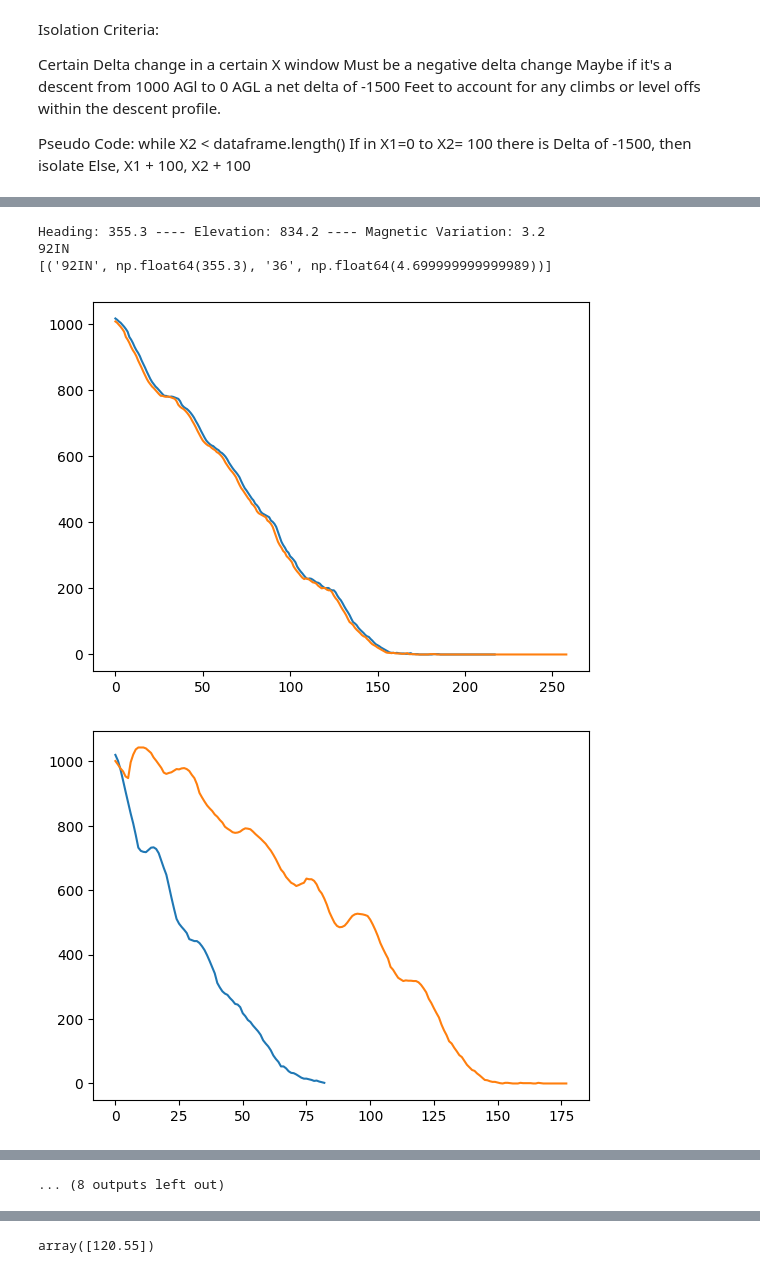
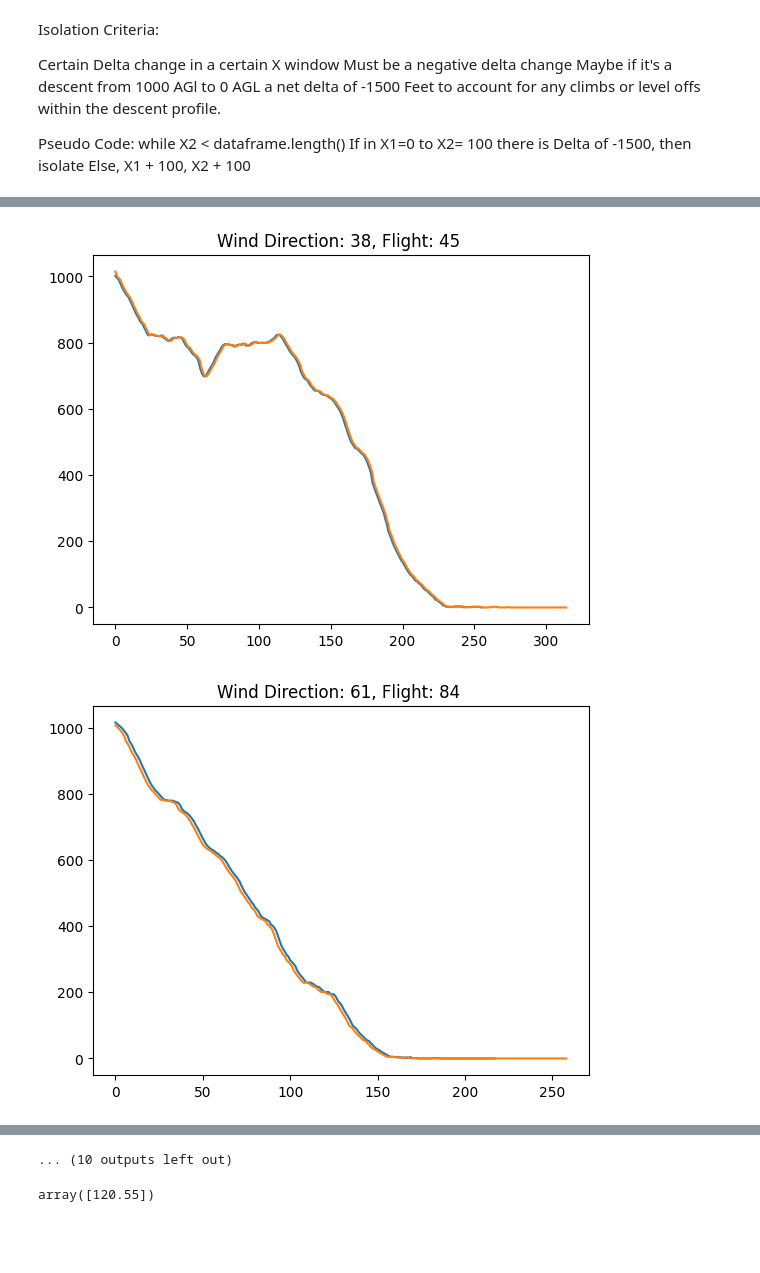
Before and after one commit to drussellmrichie/AviationThesis, a Jupyter notebook: Project_Data_Analysis/Empirical_Data_Analysis/empirical_analysis.ipynb, the cells around one changed output, grey strips where cells are left out. Cells and saved outputs as stored; diff of their text form; code cells hidden in the pictures; blank space fills up the shorter version.

Commit message:
Plotted by Wind Direction Groupings

```diff
--- a/Project_Data_Analysis/Empirical_Data_Analysis/empirical_analysis.ipynb
+++ b/Project_Data_Analysis/Empirical_Data_Analysis/empirical_analysis.ipynb
@@ -183,7 +183,7 @@ def windAnalysis(windDirection, windSpeed):
 
 directionBins = [[] for _ in range(361)]
 # speedBins = [0] * 100
-for i in range(50,90):
+for i in range(40,90):
     currdf = dfArray[i]
     if ' WndDr' in currdf and ' WndSpd' in currdf:
         averages = windAnalysis(currdf[' WndDr'],currdf[' WndSpd'])
@@ -240,7 +240,7 @@ crossWindComponent = []
 minStep = 50
 maxStep = 500
 
-for x in range (50,89):
+for x in range (40,89):
     currdf = dfArray[x]
     # x1 = 0
     # x2 = 50
@@ -289,40 +289,38 @@ headingTolerance = 10
 elevationTolerance = 2
 magneticVariationTolerance = 1
 minimumRunwayLength = 0
-print("Heading:",headingAtLanding[0],"----", "Elevation:",fieldElevation[0],"----", "Magnetic Variation:",magneticVariation[0])
-print(findRunway(headingAtLanding[0],fieldElevation[0],magneticVariation[0],headingTolerance,elevationTolerance,magneticVariationTolerance,minimumRunwayLength))
+# print("Heading:",headingAtLanding[0],"----", "Elevation:",fieldElevation[0],"----", "Magnetic Variation:",magneticVariation[0])
+# print(findRunway(headingAtLanding[0],fieldElevation[0],magneticVariation[0],headingTolerance,elevationTolerance,magneticVariationTolerance,minimumRunwayLength))
 
 # descentArray[0][' GndSpd'].plot(ax=axes, kind='line', title='Altitude AGL Distribution',figsize=(15,3),secondary_y=True)
 # axes = descentArray[0][' COM1'].plot( kind='hist', secondary_y=True)
 
 
 
 for x in range(0,directionBins.__len__()):
     for y in range(0,directionBins[x].__len__()):
         currFlight = directionBins[x][y]
         for descent in range(0,descentArray[currFlight].__len__()):
-            descentArray[currFlight][descent]['AltAGL'].plot( kind='line')
+            ax = descentArray[currFlight][descent]['AltAGL'].plot( kind='line')
             # descentArray[x][' HDG'].plot(ax=axes, kind='line',secondary_y=True)
             # print("Heading:",headingAtLanding[x],"----", "Elevation:",fieldElevation[x],"----", "Magnetic Variation:",magneticVariation[x])
             # print(findRunway(headingAtLanding[x],fieldElevation[x],magneticVariation[x],headingTolerance,elevationTolerance,magneticVariationTolerance,minimumRunwayLength))
+            plt.title("Wind Direction: {}, Flight: {} ".format(x,currFlight))
         plt.show()
 
 
 
 
 
 # descentFreqList = []
 # for x in range(1,descentArray.__len__()):
 #     descentArray[x]['AltAGL'].plot(ax=axes, kind='line')
 #     # descentArray[x][' HDG'].plot(ax=axes, kind='line',secondary_y=True)
 #     print("Heading:",headingAtLanding[x],"----", "Elevation:",fieldElevation[x],"----", "Magnetic Variation:",magneticVariation[x])
 #     print(findRunway(headingAtLanding[x],fieldElevation[x],magneticVariation[x],headingTolerance,elevationTolerance,magneticVariationTolerance,minimumRunwayLength))
 
 
 # plt.show()
 # %% [output]
-Heading: 355.3 ---- Elevation: 834.2 ---- Magnetic Variation: 3.2
-92IN
-[('92IN', np.float64(355.3), '36', np.float64(4.699999999999989))]
-[figure, old version]
+[figure, new version]
-[figure, old version]
+[figure, new version]
@@ -338 +335,0 @@ Heading: 355.3 ---- Elevation: 834.2 ---- Magnetic Variation: 3.2
-... (8 outputs left out)
@@ -339,3 +337,4 @@ Heading: 355.3 ---- Elevation: 834.2 ---- Magnetic Variation: 3.2
+... (10 outputs left out)
 # %%
 descentFreq = descentArray[0][' COM1'].unique()
 # %% [output]
```
Also changed, not shown: parts of 2 cells of this notebook.
